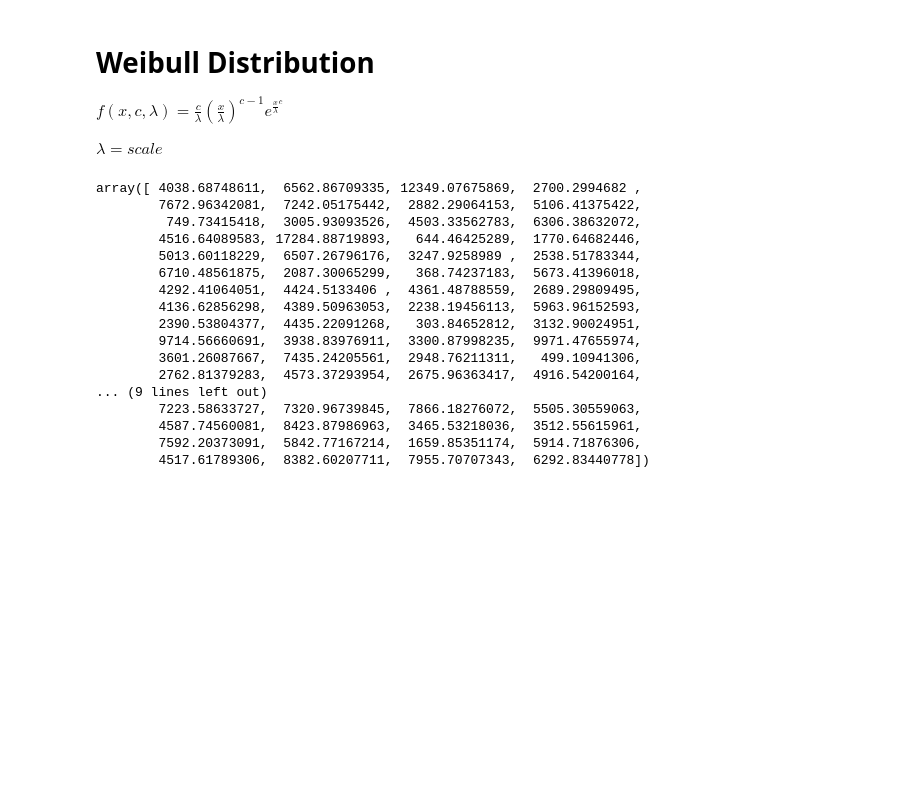
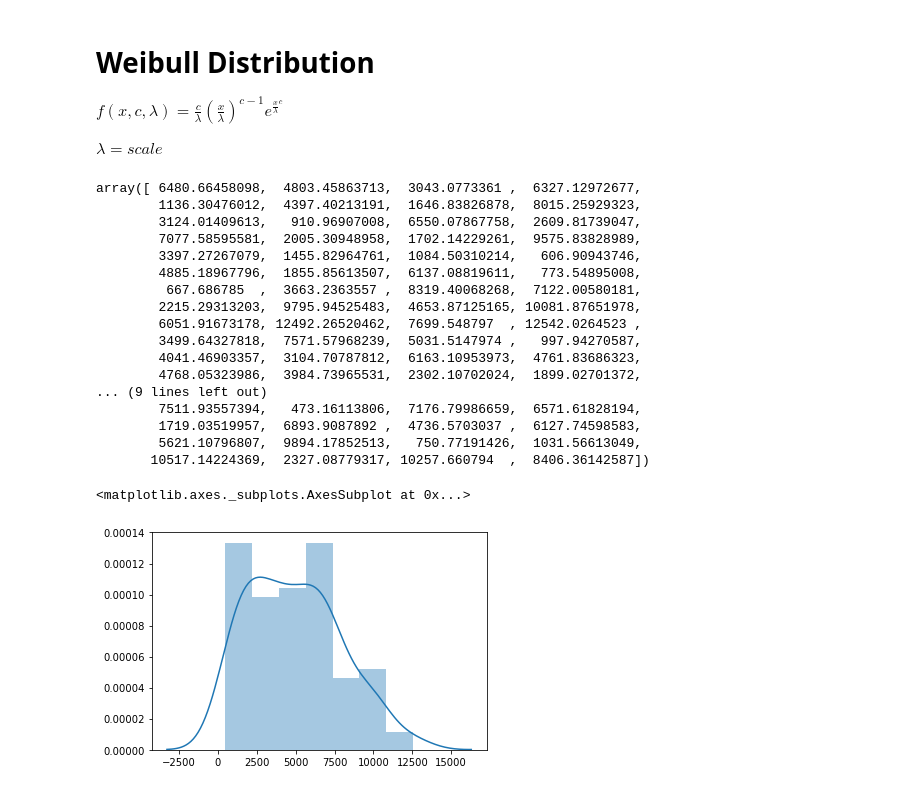
Before and after one commit to ChinmayLad/statistics-for-data-scientists-python, a Jupyter notebook: Chapter 2.ipynb, the cells around one changed output. Saved outputs shown, nothing was run; the diff lists cells and outputs as text; code cells hidden in the pictures; blank space fills up the shorter version.

```diff
--- a/Chapter 2.ipynb
+++ b/Chapter 2.ipynb
@@ -158,22 +170,28 @@ $f(x,c,\lambda) = \frac{c}{\lambda}(\frac{x}{\lambda})^{c-1}e^{\frac{x}{\lambda}
 
 $\lambda = scale$
 # %%
-scipy.stats.weibull_min.rvs(size=100,c=1.5, scale=5000)
+w = scipy.stats.weibull_min.rvs(size=100,c=1.5, scale=5000)
+w
 # %% [output]
-array([ 4038.68748611,  6562.86709335, 12349.07675869,  2700.2994682 ,
-        7672.96342081,  7242.05175442,  2882.29064153,  5106.41375422,
-         749.73415418,  3005.93093526,  4503.33562783,  6306.38632072,
-        4516.64089583, 17284.88719893,   644.46425289,  1770.64682446,
-        5013.60118229,  6507.26796176,  3247.9258989 ,  2538.51783344,
-        6710.48561875,  2087.30065299,   368.74237183,  5673.41396018,
-        4292.41064051,  4424.5133406 ,  4361.48788559,  2689.29809495,
-        4136.62856298,  4389.50963053,  2238.19456113,  5963.96152593,
-        2390.53804377,  4435.22091268,   303.84652812,  3132.90024951,
-        9714.56660691,  3938.83976911,  3300.87998235,  9971.47655974,
-        3601.26087667,  7435.24205561,  2948.76211311,   499.10941306,
-        2762.81379283,  4573.37293954,  2675.96363417,  4916.54200164,
+array([ 6480.66458098,  4803.45863713,  3043.0773361 ,  6327.12972677,
+        1136.30476012,  4397.40213191,  1646.83826878,  8015.25929323,
+        3124.01409613,   910.96907008,  6550.07867758,  2609.81739047,
+        7077.58595581,  2005.30948958,  1702.14229261,  9575.83828989,
+        3397.27267079,  1455.82964761,  1084.50310214,   606.90943746,
+        4885.18967796,  1855.85613507,  6137.08819611,   773.54895008,
+         667.686785  ,  3663.2363557 ,  8319.40068268,  7122.00580181,
+        2215.29313203,  9795.94525483,  4653.87125165, 10081.87651978,
+        6051.91673178, 12492.26520462,  7699.548797  , 12542.0264523 ,
+        3499.64327818,  7571.57968239,  5031.5147974 ,   997.94270587,
+        4041.46903357,  3104.70787812,  6163.10953973,  4761.83686323,
+        4768.05323986,  3984.73965531,  2302.10702024,  1899.02701372,
 ... (9 lines left out)
-        7223.58633727,  7320.96739845,  7866.18276072,  5505.30559063,
-        4587.74560081,  8423.87986963,  3465.53218036,  3512.55615961,
-        7592.20373091,  5842.77167214,  1659.85351174,  5914.71876306,
-        4517.61789306,  8382.60207711,  7955.70707343,  6292.83440778])
+        7511.93557394,   473.16113806,  7176.79986659,  6571.61828194,
+        1719.03519957,  6893.9087892 ,  4736.5703037 ,  6127.74598583,
+        5621.10796807,  9894.17852513,   750.77191426,  1031.56613049,
+       10517.14224369,  2327.08779317, 10257.660794  ,  8406.36142587])
+# %%
+sns.distplot(w)
+# %% [output]
+<matplotlib.axes._subplots.AxesSubplot at 0x...>
+[figure, added]
```
Also changed, not shown: parts of 8 cells of this notebook.
